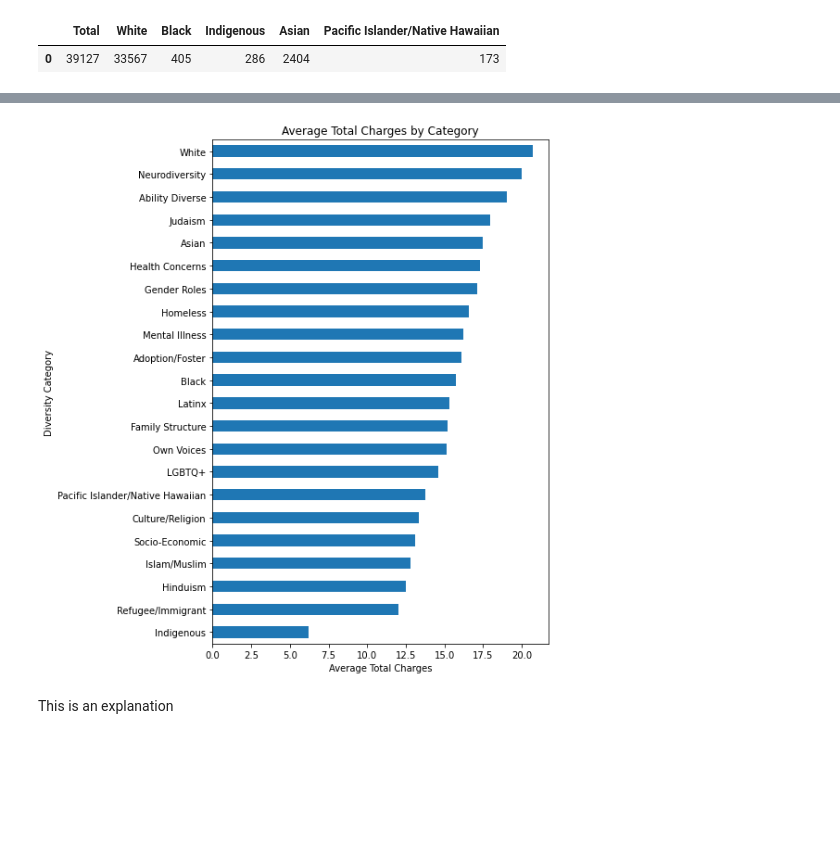
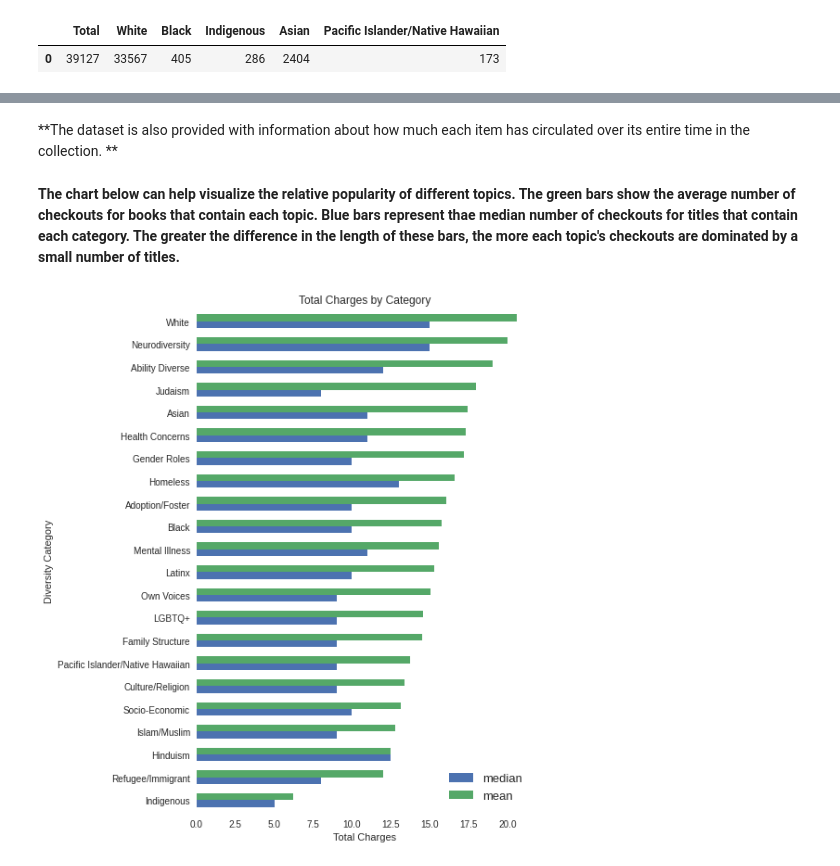
Before and after one commit to mcgrammar86/LOPL_YA_Diversity_Audit, a Jupyter notebook: YA_audit.ipynb, the cells around one changed output, grey strips where cells are left out. Saved outputs shown, nothing was run; the diff lists cells and outputs as text; code cells hidden in the pictures; blank space fills up the shorter version.

```diff
--- a/YA_audit.ipynb
+++ b/YA_audit.ipynb
@@ -12,11 +58,4 @@ import seaborn as sns
 # %%
-audit_df = pd.read_csv('https://raw.githubusercontent.com/mcgrammar86/LOPL_YA_Diversity_Audit/main/YAFIC%20Diversity%20Audit.csv')
-cols = audit_df.columns
-for col in cols[5:]:
-  audit_df[col] = (audit_df[col] == 'x')
-
-audit_df['Author'] = audit_df['Author'].str.replace('YA-','')
-
 audit_columns = ['Black', 'Asian', 'Latinx', 'Indigenous', 'White',
        'Pacific Islander/Native Hawaiian', 'Refugee/Immigrant', 'Gender Roles',
        'LGBTQ+', 'Family Structure', 'Adoption/Foster', 'Homeless',
@@ -24,4 +63,5 @@ audit_columns = ['Black', 'Asian', 'Latinx', 'Indigenous', 'White',
        'Health Concerns', 'Culture/Religion', 'Judaism', 'Islam/Muslim',
        'Hinduism', 'Own Voices']
 
-audit_df['diversity_score'] = audit_df[audit_columns].sum(axis=1)
+for col in audit_columns:
+  audit_df[col] = (audit_df[col] == 'x')
@@ -54,0 +129,5 @@ audit_df = audit_df[audit_df['diversity_score'] > 0]
+# %%
+audit_df = audit_df.drop_duplicates(subset=['Catalog Title' ,'Author','diversity_score'])
+title_counts = audit_df.value_counts('Catalog Title')
+duplicate_titles = title_counts[title_counts>1].index
+audit_df[audit_df['Catalog Title'].isin(duplicate_titles)][['Author','Catalog Title','diversity_score']].sort_values('Catalog Title')
@@ -54,0 +177,2 @@ audit_df = audit_df[audit_df['diversity_score'] > 0]
+# %%
+audit_df = audit_df.drop(labels=[833, 827, 70], axis=0)
@@ -206,10 +348,19 @@ plt.show()
+# %% [markdown]
+**The dataset is also provided with information about how much each item has circulated over its entire time in the collection. **
+# %%
+melted = audit_df.melt(id_vars=['Total Charges'], value_vars=audit_columns, var_name='Diversity Category')
+melted = melted[melted['value']].drop('value', axis=1)
+charges_df = melted.pivot_table(index='Diversity Category', values='Total Charges', aggfunc=[np.mean, np.median, np.sum])
+charges_df.columns = ['mean', 'median','sum']
+charges_df = charges_df.sort_values('mean')
+# %% [markdown]
+**The chart below can help visualize the relative popularity of different topics. The green bars show the average number of checkouts for books that contain each topic. Blue bars represent thae median number of checkouts for titles that contain each category. The greater the difference in the length of these bars, the more each topic's checkouts are dominated by a small number of titles.**
 # %%
-melted.pivot_table(index='Diversity Category', values='Total Charges').sort_values('Total Charges').plot.barh(legend=False, figsize=(6.5,10))
-plt.title('Average Total Charges by Category')
-plt.xlabel('Average Total Charges')
+charges_df[['median','mean']].plot.barh(legend=False, figsize=(6.5,10), width=.6)
+plt.title('Total Charges by Category')
+plt.xlabel('Total Charges')
+plt.legend(loc='lower right', fontsize=13)
 plt.show()
 # %% [output]
-[figure, old version]
+[figure, new version]
-# %% [markdown]
-This is an explanation
 # %%
```
Also changed, not shown: parts of 73 cells of this notebook.
